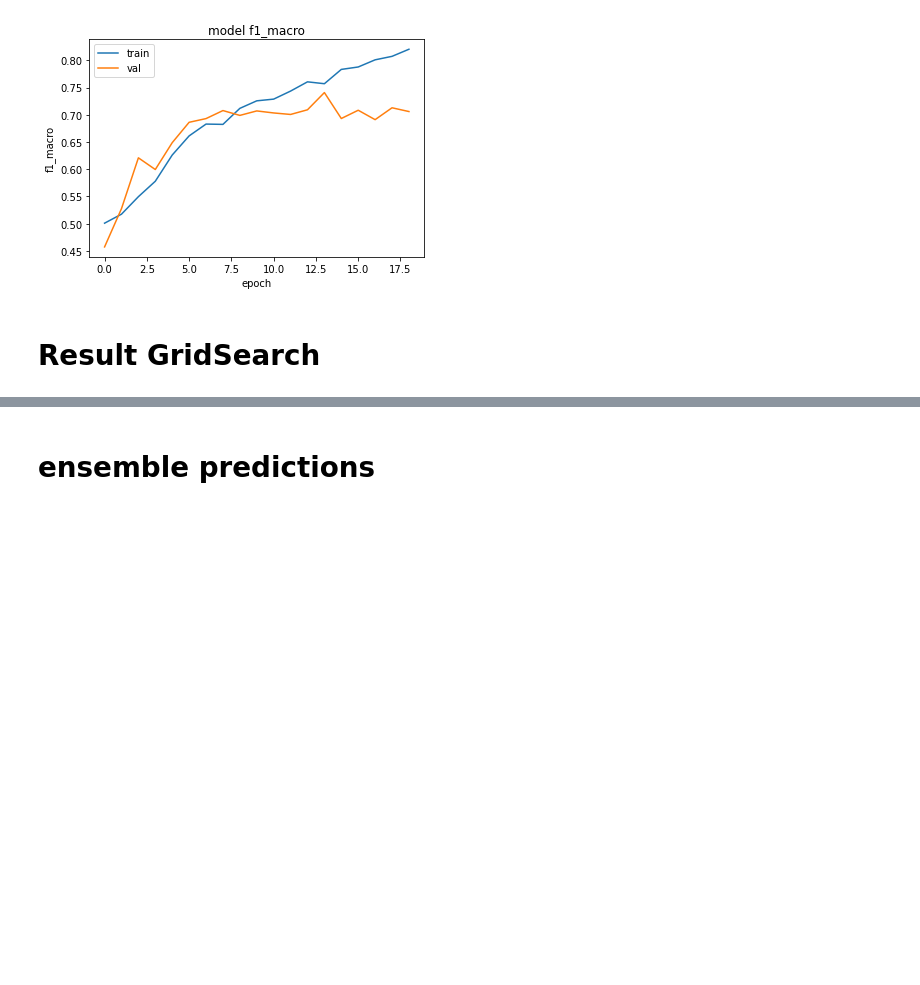
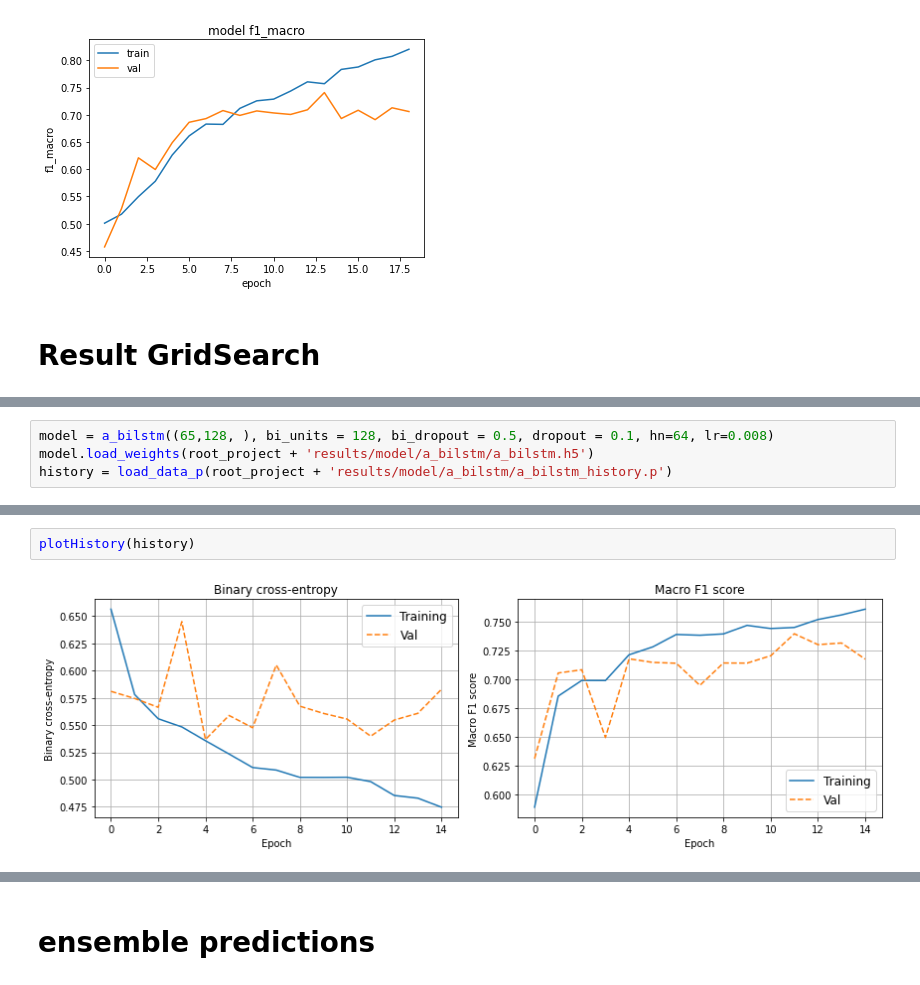
Before and after one commit to alessandrocuda/ReSt, a Jupyter notebook: notebooks/ReStBiLstm/attention_bilstm_text_pos_extra.ipynb, the cells around one changed output, grey strips where cells are left out. Cells and saved outputs as stored; diff of their text form; blank space fills up the shorter version.

```diff
--- a/notebooks/ReStBiLstm/attention_bilstm_text_pos_extra.ipynb
+++ b/notebooks/ReStBiLstm/attention_bilstm_text_pos_extra.ipynb
@@ -440,0 +474,4 @@ X_train.shape
+# %%
+model = a_bilstm((65,128, ), bi_units = 128, bi_dropout = 0.5, dropout = 0.1, hn=64, lr=0.008)
+model.load_weights(root_project + 'results/model/a_bilstm/a_bilstm.h5')
+history = load_data_p(root_project + 'results/model/a_bilstm/a_bilstm_history.p')
@@ -519,0 +529,4 @@ print(model.evaluate(input_test, y_test))
+# %%
+plotHistory(history)
+# %% [output]
+[figure, added]
```
Also changed, not shown: parts of 28 cells of this notebook, 5 other files.
